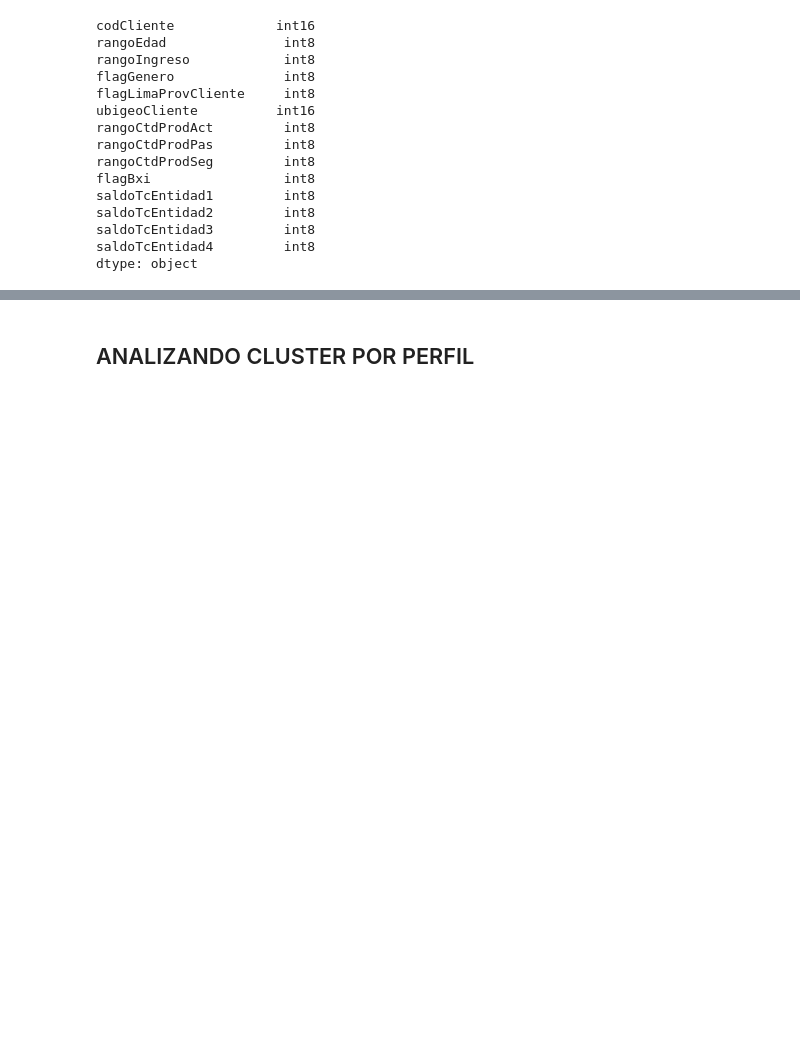
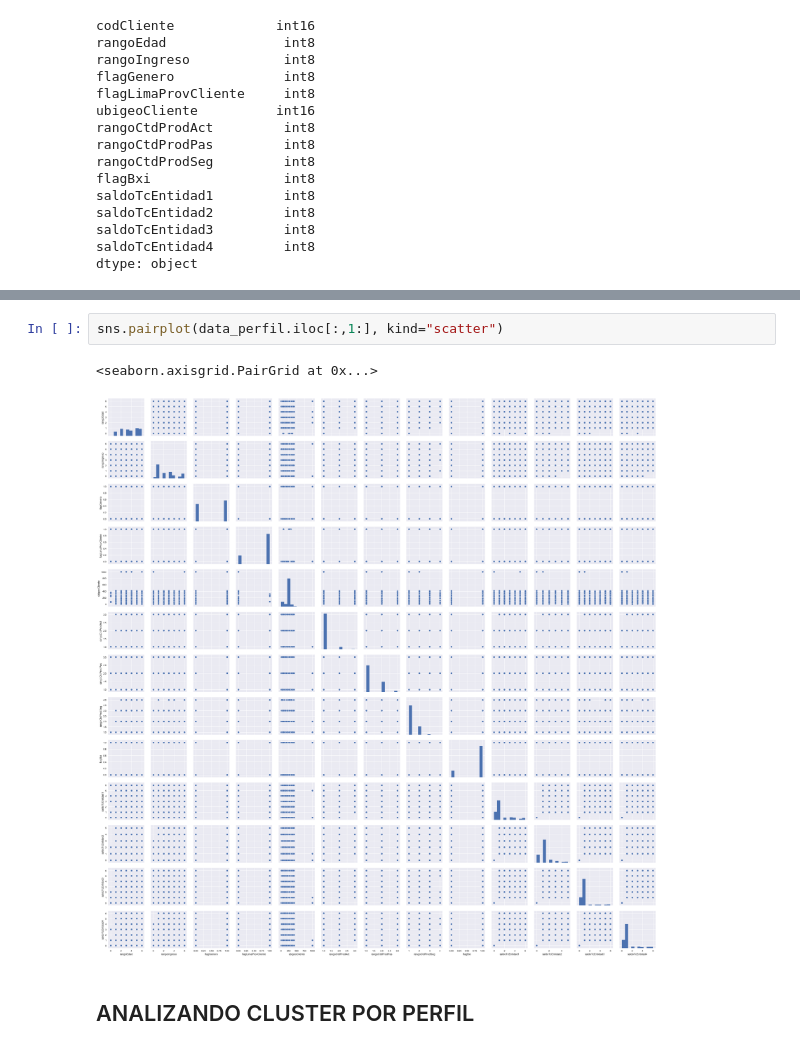
Before and after one commit to kendalvictor/codeando, a Jupyter notebook: machine_learning/_bbva data challeneger 2018/analysis_perfil.ipynb, the cells around one changed output, grey strips where cells are left out. Drawn from its saved outputs; the diff is of its cells as text; blank space fills up the shorter version.

Commit message:
ADD pairplot in clusters

```diff
--- a/machine_learning/_bbva data challeneger 2018/analysis_perfil.ipynb
+++ b/machine_learning/_bbva data challeneger 2018/analysis_perfil.ipynb
@@ -250,3 +237,8 @@ sns.heatmap(data_perfil.corr('spearman'), annot=True, fmt=".2f", ax=ax)
+# %%
+sns.pairplot(data_perfil.iloc[:,1:], kind="scatter")
+# %% [output]
+<seaborn.axisgrid.PairGrid at 0x...>
+[figure, added]
 # %% [markdown]
 ## ANALIZANDO CLUSTER POR PERFIL
 # %%
```
Also changed, not shown: parts of 30 cells of this notebook, 1 other file.
